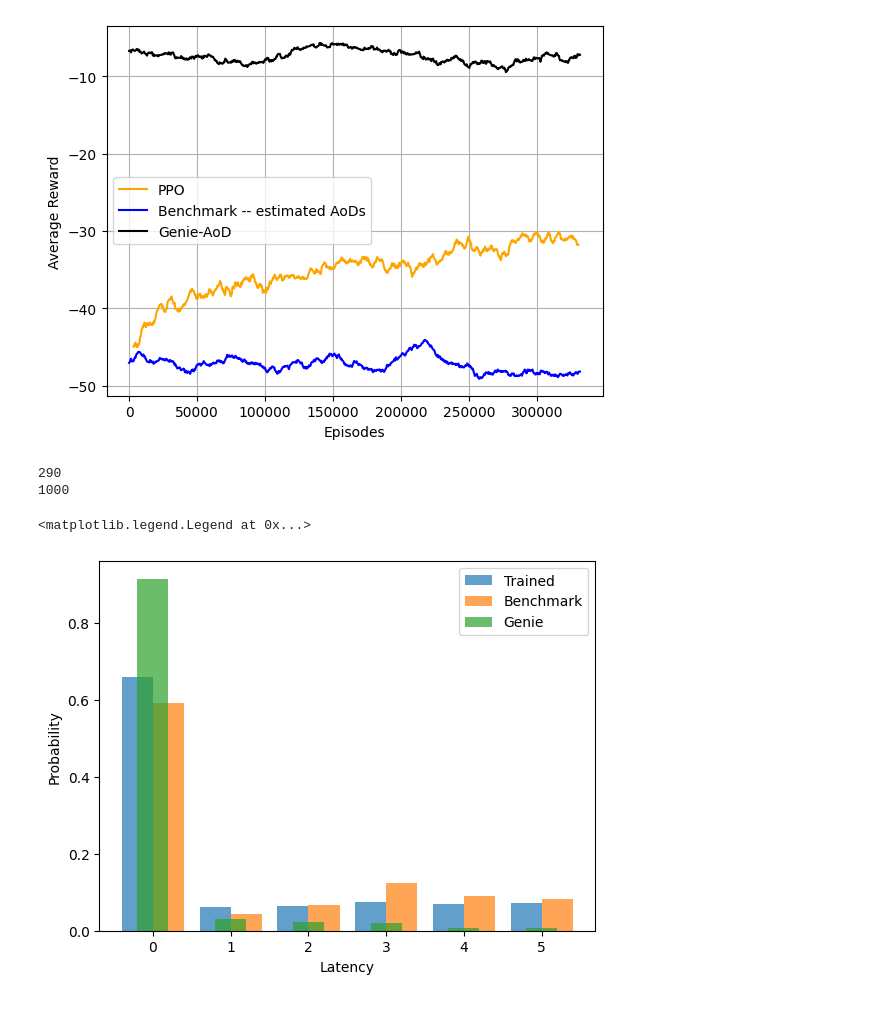
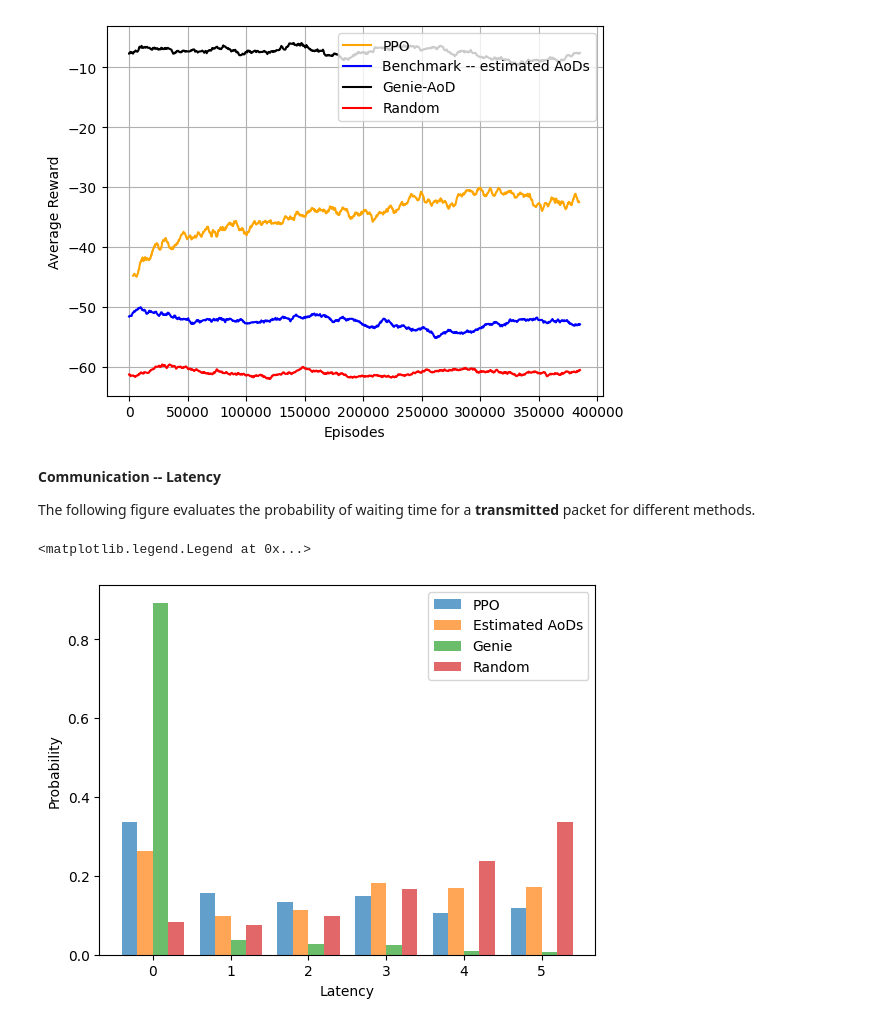
Before and after one commit to april427/Centric-BM, a Jupyter notebook: documents/03-20.ipynb, the cells around one changed output. Saved outputs shown, nothing was run; the diff lists cells and outputs as text; code cells hidden in the pictures.

```diff
--- a/documents/03-20.ipynb
+++ b/documents/03-20.ipynb
@@ -45,13 +71,13 @@ Then, the BS best beams to users according to these estimated AoDs.
 # %%
 import numpy as np
-monitor_file = "RL_mimo_ofdm/PPO_2ue16Nt_buffer/monitor_12.csv"
+monitor_file = "RL_mimo_ofdm/PPO_2ue16Nt_buffer/monitor_15.csv"
 # MONITOR_95 is temporary file for testing. It is still running
 monitor_data = pd.read_csv(monitor_file, skiprows=0)
 
 window_size = 3000
 moving_average = monitor_data['r'].rolling(window=window_size).mean()
 
-benchmark_reward = pd.read_csv('RL_mimo_ofdm/PPO_2ue16Nt_buffer/benchmark/reward.csv', skiprows=0)
+benchmark_reward = pd.read_csv('RL_mimo_ofdm/PPO_2ue16Nt_buffer/estimated/reward.csv', skiprows=0)
 br = benchmark_reward['Reward'].rolling(window = 100).mean()
 br_length = len(br.dropna())
 selected_values = moving_average[::len(moving_average)//br_length][:(br_length)]
@@ -59,60 +85,76 @@ selected_values = moving_average[::len(moving_average)//br_length][:(br_length)]
 genie_reward = pd.read_csv('RL_mimo_ofdm/PPO_2ue16Nt_buffer/genie/reward.csv', skiprows=0)
 gr = genie_reward['Reward'].rolling(window = 100).mean()
 
+random_reward = pd.read_csv('RL_mimo_ofdm/PPO_2ue16Nt_buffer/random/reward.csv', skiprows=0)
+rr = random_reward['Reward'].rolling(window = 100).mean()
+
 fig, ax = plt.subplots()
 ax.plot( selected_values, label='PPO', color='orange')
 
 ax.plot(np.linspace(0, len(moving_average), br_length), br.dropna(), label='Benchmark -- estimated AoDs', color='blue')
 ax.plot(np.linspace(0, len(moving_average), br_length), gr.dropna(), label='Genie-AoD', color='black')
+ax.plot(np.linspace(0, len(moving_average), br_length), rr.dropna(), label='Random', color='red')
 
-ax.legend()
+ax.legend(loc='upper right')
 ax.grid()
 ax.set_xlabel('Episodes')
 ax.set_ylabel('Average Reward')
 
 plt.show()
 # %% [output]
-[figure, old version]
+[figure, new version]
-# %%
-print(len(moving_average)//br_length)
-length_of_br = len(br)
-print(length_of_br)
-# %% [output]
-290
-1000
+# %% [markdown]
+**Communication -- Latency**
+
+The following figure evaluates the probability of waiting time for a **transmitted** packet for different methods.
 # %%
 import matplotlib.pyplot as plt
 import itertools
 
-fd1 = 'RL_mimo_ofdm/PPO_2ue16Nt_buffer/trained/'
-fd2 = 'RL_mimo_ofdm/PPO_2ue16Nt_buffer/benchmark/'
-latency_t = pd.read_csv(fd1 + 'latency.csv', skiprows=0)
-latency_b = pd.read_csv(fd2 + 'latency.csv', skiprows=0)
+fd_trained = 'RL_mimo_ofdm/PPO_2ue16Nt_buffer/trained/'
+fd_estimated = 'RL_mimo_ofdm/PPO_2ue16Nt_buffer/estimated/'
+fd_random = 'RL_mimo_ofdm/PPO_2ue16Nt_buffer/random/'
+
+latency_t = pd.read_csv(fd_trained + 'latency.csv', skiprows=0)
+latency_b = pd.read_csv(fd_estimated + 'latency.csv', skiprows=0)
 
 latency_g = pd.read_csv('RL_mimo_ofdm/PPO_2ue16Nt_buffer/genie/latency.csv', skiprows=0)
+latency_r = pd.read_csv(fd_random + 'latency.csv', skiprows=0)
 
 latency_benchmark = list(itertools.chain(*latency_t.values))
 latency_trained = list(itertools.chain(*latency_b.values))
 latency_genie = list(itertools.chain(*latency_g.values))
+latency_random = list(itertools.chain(*latency_r.values))
+
+latency_trained = [x for x in latency_trained if x != -1]
+latency_benchmark = [x for x in latency_benchmark if x != -1]
+latency_genie = [x for x in latency_genie if x != -1]
+latency_random = [x for x in latency_random if x != -1]
+
+#
 figure_handle = plt.figure()
 ax2 = figure_handle.add_subplot()
 
-counts_trained, bins_trained, patches_trained = ax2.hist(latency_trained, bins=range(7), density=True, alpha=0.7, label='Trained')
-counts_benchmark, bins_benchmark, patches_benchmark = ax2.hist(latency_benchmark, bins=range(7), density=True, alpha=0.7, label='Benchmark')
+counts_trained, bins_trained, patches_trained = ax2.hist(latency_trained, bins=range(7), density=True, alpha=0.7, label='PPO')
+counts_benchmark, bins_benchmark, patches_benchmark = ax2.hist(latency_benchmark, bins=range(7), density=True, alpha=0.7, label='Estimated AoD')
 counts_genie, bins_genie, patches_genie = ax2.hist(latency_genie, bins=range(7), density=True, alpha=0.7, label='Genie')
+counts_random, bins_random, patches_random = ax2.hist(latency_random, bins=range(7), density=True, alpha=0.7, label='Random')
 
 bin_centers = 0.5 * (bins_trained[:-1] + bins_trained[1:])
 
 ax2.cla()  # Clear the previous plot
-ax2.bar(bin_centers - 0.2, counts_trained, width=0.4, align='center', alpha=0.7, label='Trained')
-ax2.bar(bin_centers + 0.2, counts_benchmark, width=0.4, align='center', alpha=0.7, label='Benchmark')
-ax2.bar(bin_centers, counts_genie, width=0.4, align='center', alpha=0.7, label='Genie')
+ax2.bar(bin_centers - 0.3, counts_trained, width=0.2, align='center', alpha=0.7, label='PPO')
+ax2.bar(bin_centers - 0.1, counts_benchmark, width=0.2, align='center', alpha=0.7, label='Estimated AoDs')
+ax2.bar(bin_centers+0.1, counts_genie, width=0.2, align='center', alpha=0.7, label='Genie')
+ax2.bar(bin_centers+0.3, counts_random, width=0.2, align='center', alpha=0.7, label='Random')
+
+ax2.set_xticks(bin_centers)
 
 ax2.set_xticks(bin_centers)
 ax2.set_xticklabels(range(6))
 ax2.set_xlabel('Latency')
 ax2.set_ylabel('Probability')
 ax2.legend()
 # %% [output]
 <matplotlib.legend.Legend at 0x...>
-[figure, old version]
+[figure, new version]
```
Also changed, not shown: parts of 16 cells of this notebook, 11 other files.
